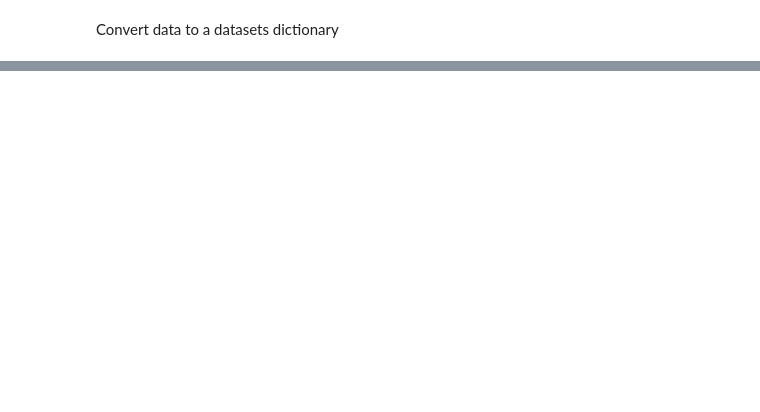
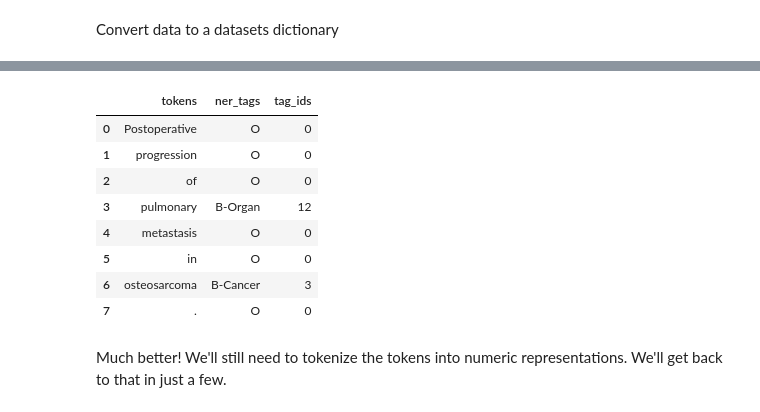
Before and after one commit to R-icntay/cogstack_project, a Jupyter notebook: notebooks/clinical_bert.ipynb, the cells around one changed output, grey strips where cells are left out. Drawn from its saved outputs; the diff is of its cells as text; code cells hidden in the pictures; blank space fills up the shorter version.

```diff
--- a/notebooks/clinical_bert.ipynb
+++ b/notebooks/clinical_bert.ipynb
@@ -111,0 +164,12 @@ split_list
+# %%
+split2freqs = defaultdict(Counter)
+
+for split, dataset in med_df.items():
+    for row in dataset["ner_tags"]:
+        for tag in row:
+            tag_type = tag
+            split2freqs[split][tag_type] +=1
+
+
+tag_names = pd.DataFrame(split2freqs).reset_index()["index"].to_list()
+tag_names
@@ -111,0 +196,6 @@ split_list
+# %%
+# Create index and tag mappings
+tag2index = {tag: idx for idx, tag in enumerate(tag_names)}
+index2tag = {idx: tag for idx, tag in enumerate(tag_names)}
+print(index2tag[32])
+print(tag2index["I-Developing_anatomical_structure"])
@@ -111,0 +215,8 @@ split_list
+# %%
+# Add ner_tag ids
+def create_tag_ids(batch):
+    return {"tag_ids": [tag2index[ner_tag] for ner_tag in batch["ner_tags"]]}
+
+# Apply function to multiple batches
+med_df = med_df.map(create_tag_ids)
+med_df
@@ -111,0 +239,15 @@ split_list
+# %%
+example = pd.DataFrame(med_df["validation"][111])
+example
+# %% [output]
+|  | tokens | ner_tags | tag_ids |
+| 0 | Postoperative | O | 0 |
+| 1 | progression | O | 0 |
+| 2 | of | O | 0 |
+| 3 | pulmonary | B-Organ | 12 |
+| 4 | metastasis | O | 0 |
+| 5 | in | O | 0 |
+| 6 | osteosarcoma | B-Cancer | 3 |
+| 7 | . | O | 0 |
+# %% [markdown]
+Much better! We'll still need to tokenize the tokens into numeric representations. We'll get back to that in just a few.
```
Also changed, not shown: parts of 24 cells of this notebook.
